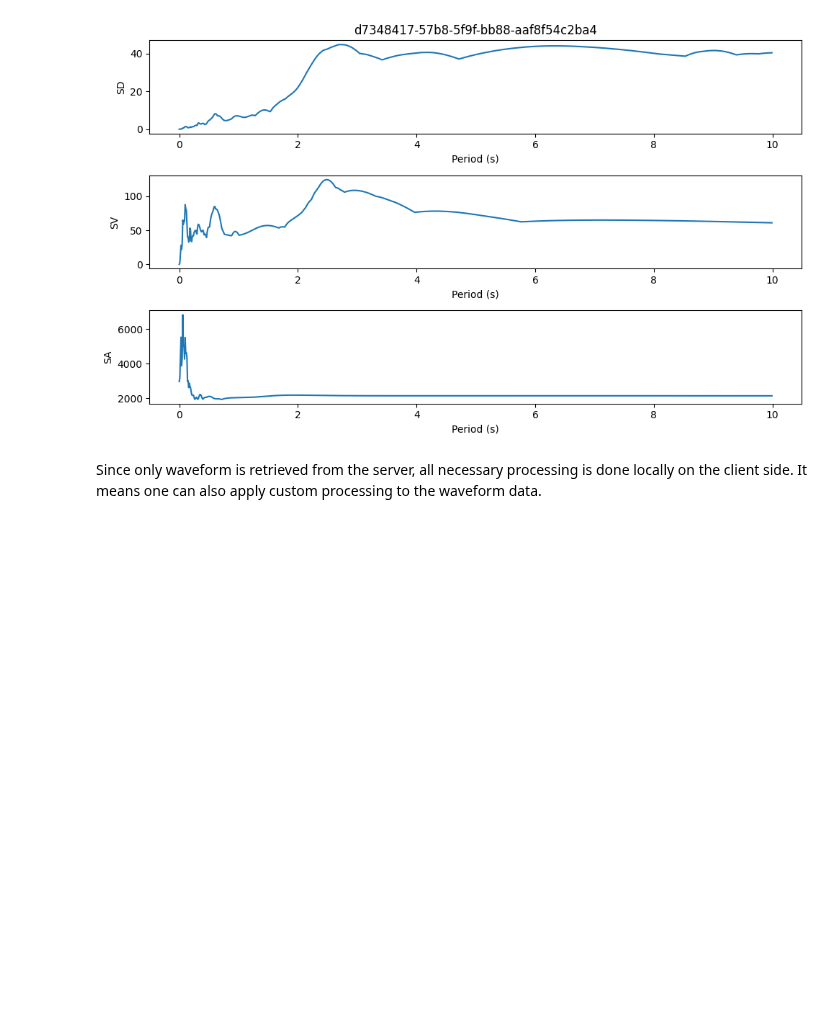
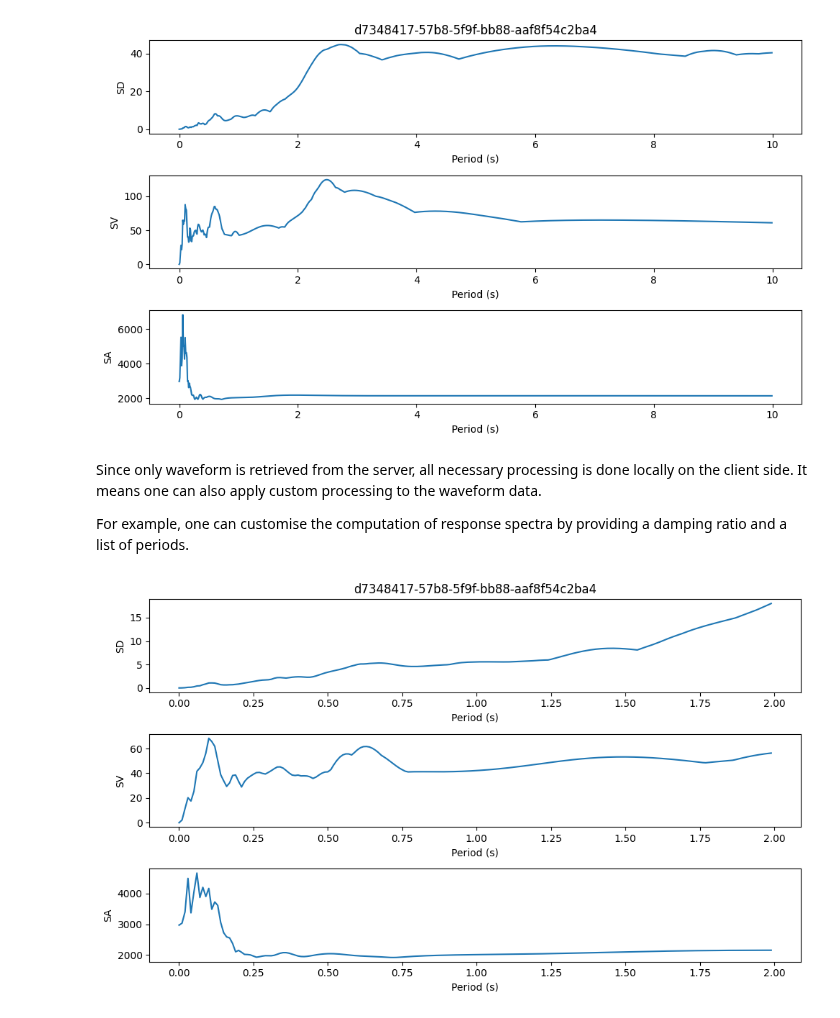
Before and after one commit to TLCFEM/motion-base, a Jupyter notebook: docs/client.ipynb, the cells around one changed output. Saved outputs shown, nothing was run; the diff lists cells and outputs as text; code cells hidden in the pictures; blank space fills up the shorter version.

```diff
--- a/docs/client.ipynb
+++ b/docs/client.ipynb
@@ -94,7 +94,10 @@ async with MBClient("http://170.64.176.26:8000", timeout=20, semaphore=10) as cl
 
 The download method accepts a record ID as found in the metadata.
 # %%
-example_record = None
+from mb.client import MBRecord
+
+
+example_record: MBRecord
 async with MBClient("http://170.64.176.26:8000", timeout=20, semaphore=10) as client:
     await client.download(results[0].id)
     for r in client:
@@ -150,3 +153,13 @@ pass
 # %% [markdown]
 Since only waveform is retrieved from the server, all necessary processing is done locally on the client side.
 It means one can also apply custom processing to the waveform data.
+
+For example, one can customise the computation of response spectra by providing a damping ratio and a list of periods.
+# %%
+import numpy as np
+
+
+example_record.plot_response_spectrum(0.1, np.arange(0, 2, 0.01))
+pass
+# %% [output]
+[figure, added]
```
Also changed, not shown: parts of 2 cells of this notebook, 6 other files.
